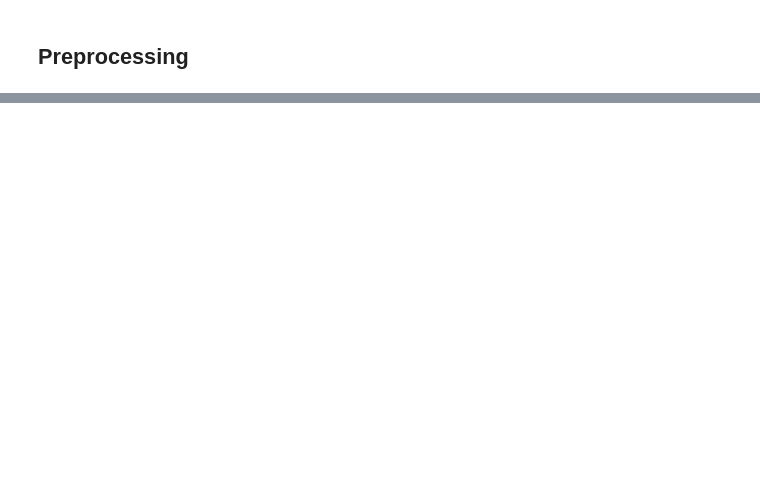
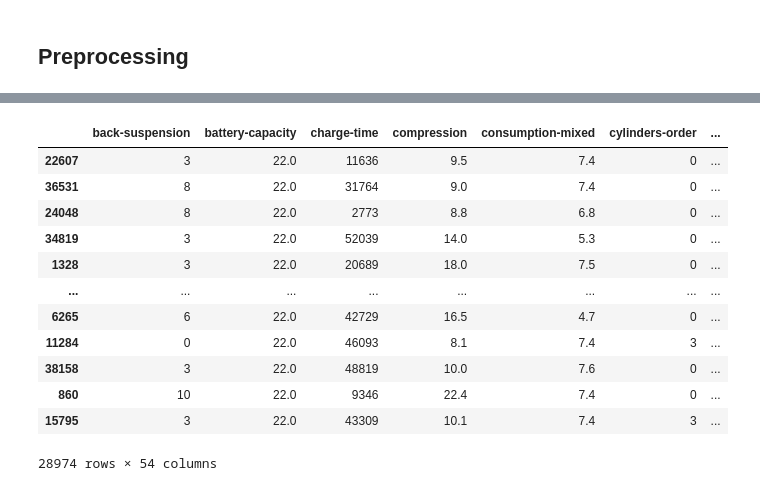
Before and after one commit to potapovkd/ml_lessons, a Jupyter notebook: lesson_2/lesson_2.ipynb, the cells around one changed output, grey strips where cells are left out. Cells and saved outputs as stored; diff of their text form; code cells hidden in the pictures; blank space fills up the shorter version.

```diff
--- a/lesson_2/lesson_2.ipynb
+++ b/lesson_2/lesson_2.ipynb
@@ -595,0 +692,46 @@ sns.heatmap(df.corr())
+# %%
+X = df.drop(["target"], axis=1)
+y = df[["target"]]
+train_X, test_X, train_y, test_y = train_test_split(X, y, test_size=0.33, random_state=42)
+# %%
+class MyScaler:
+    def __init__(self):
+        pass
+
+    def fit(self, train_X):
+        train_X = train_X.replace(-1, np.nan)
+        median_dict = {}
+        for column in train_X.columns:
+            median_dict[column] = np.nanmedian(train_X[column])
+        return median_dict
+
+    def transform(self, test_X, median_dict):
+        test_X = test_X.replace(-1, np.nan)
+        for column in test_X.columns:
+            test_X[column] = test_X[column].fillna(median_dict[column])
+        return test_X
+
+    def fit_transform(self, data):
+        median_dict = self.fit(data)
+        output_data = self.transform(data, median_dict)
+        return output_data, median_dict
+# %%
+my_scaler = MyScaler()
+my_train_X, median_dict = my_scaler.fit_transform(train_X)
+my_test_X = my_scaler.transform(test_X, median_dict)
+# %%
+my_train_X
+# %% [output]
+|  | back-suspension | battery-capacity | charge-time | compression | consumption-mixed | cylinders-order | ... |
+| 22607 | 3 | 22.0 | 11636 | 9.5 | 7.4 | 0 | ... |
+| 36531 | 8 | 22.0 | 31764 | 9.0 | 7.4 | 0 | ... |
+| 24048 | 8 | 22.0 | 2773 | 8.8 | 6.8 | 0 | ... |
+| 34819 | 3 | 22.0 | 52039 | 14.0 | 5.3 | 0 | ... |
+| 1328 | 3 | 22.0 | 20689 | 18.0 | 7.5 | 0 | ... |
+| ... | ... | ... | ... | ... | ... | ... | ... |
+| 6265 | 6 | 22.0 | 42729 | 16.5 | 4.7 | 0 | ... |
+| 11284 | 0 | 22.0 | 46093 | 8.1 | 7.4 | 3 | ... |
+| 38158 | 3 | 22.0 | 48819 | 10.0 | 7.6 | 0 | ... |
+| 860 | 10 | 22.0 | 9346 | 22.4 | 7.4 | 0 | ... |
+| 15795 | 3 | 22.0 | 43309 | 10.1 | 7.4 | 3 | ... |
+28974 rows × 54 columns
```
Also changed, not shown: parts of 59 cells of this notebook, 2 other files.
